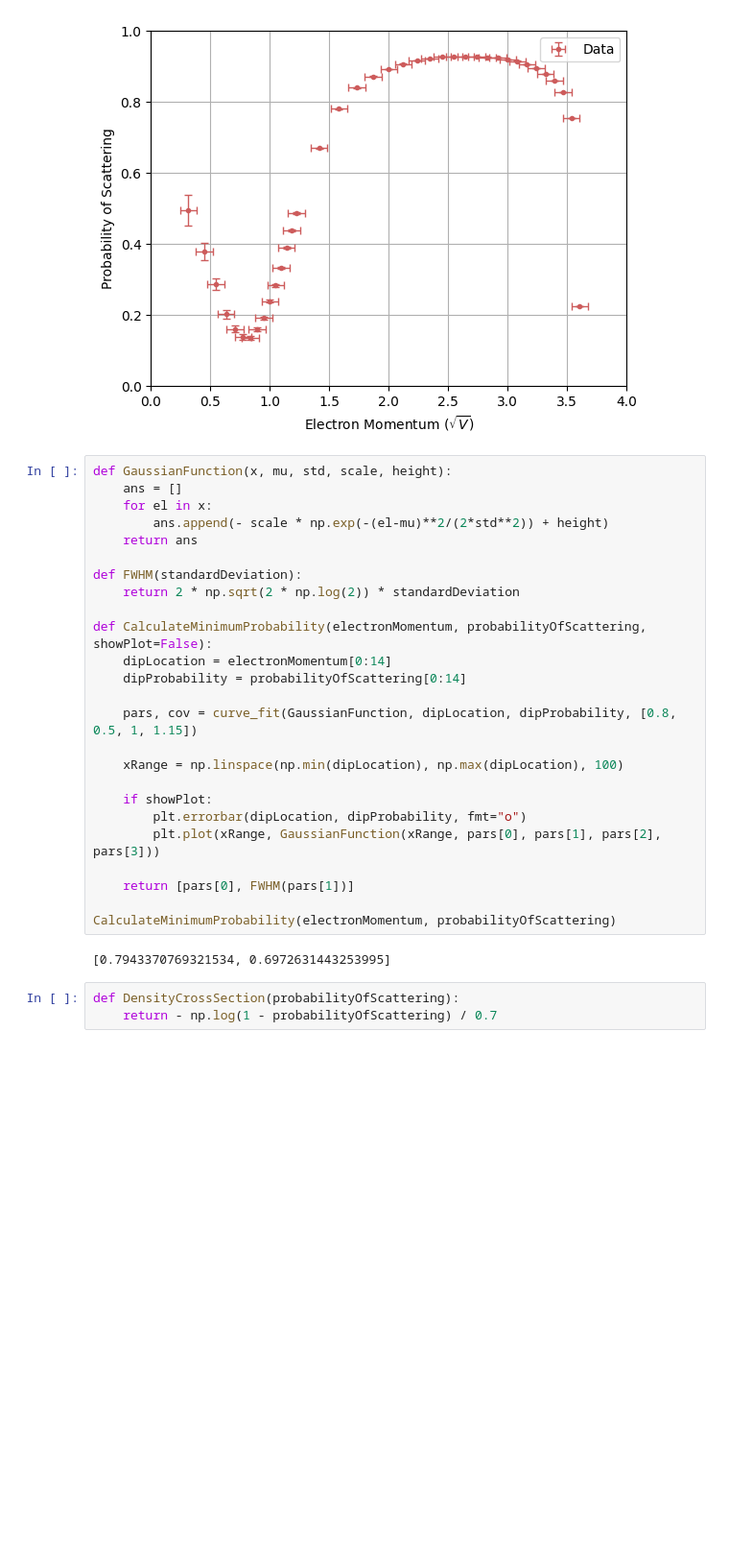
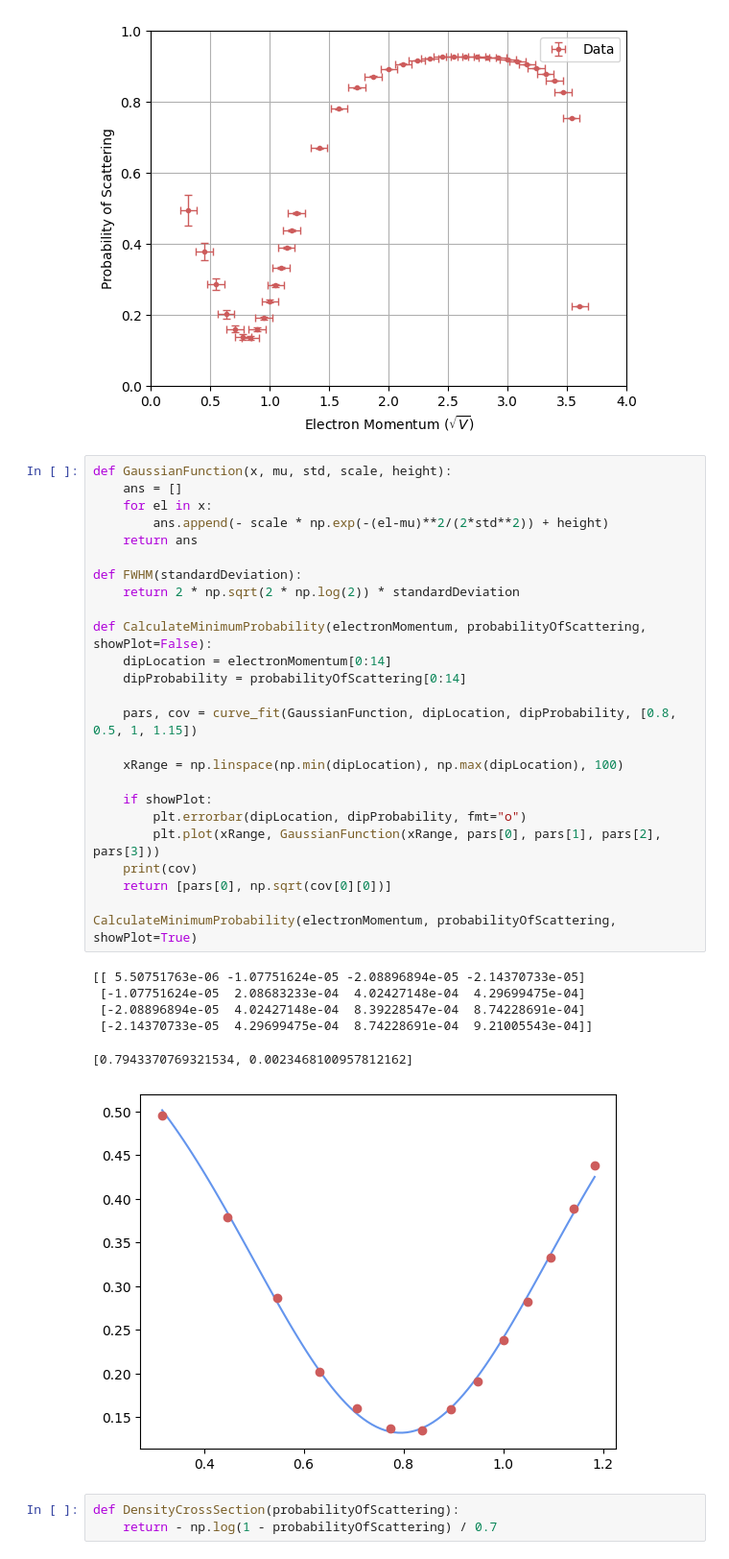
Before and after one commit to daraghhollman/ucd_labs, a Jupyter notebook: RamsauerTownsend/Python/ramsauer.ipynb, the cells around one changed output. Shown at 96% size. Drawn from its saved outputs; the diff is of its cells as text; blank space fills up the shorter version.

```diff
--- a/RamsauerTownsend/Python/ramsauer.ipynb
+++ b/RamsauerTownsend/Python/ramsauer.ipynb
@@ -140,30 +140,35 @@ Text(0, 0.5, 'Probability of Scattering')
 # %%
 def GaussianFunction(x, mu, std, scale, height):
     ans = []
     for el in x:
         ans.append(- scale * np.exp(-(el-mu)**2/(2*std**2)) + height)
     return ans
 
 def FWHM(standardDeviation):
     return 2 * np.sqrt(2 * np.log(2)) * standardDeviation
 
 def CalculateMinimumProbability(electronMomentum, probabilityOfScattering, showPlot=False):
     dipLocation = electronMomentum[0:14]
     dipProbability = probabilityOfScattering[0:14]
 
     pars, cov = curve_fit(GaussianFunction, dipLocation, dipProbability, [0.8, 0.5, 1, 1.15])
 
     xRange = np.linspace(np.min(dipLocation), np.max(dipLocation), 100)
 
     if showPlot:
         plt.errorbar(dipLocation, dipProbability, fmt="o")
         plt.plot(xRange, GaussianFunction(xRange, pars[0], pars[1], pars[2], pars[3]))
+    print(cov)
+    return [pars[0], np.sqrt(cov[0][0])]
 
-    return [pars[0], FWHM(pars[1])]
-
-CalculateMinimumProbability(electronMomentum, probabilityOfScattering)
+CalculateMinimumProbability(electronMomentum, probabilityOfScattering, showPlot=True)
 # %% [output]
-[0.7943370769321534, 0.6972631443253995]
+[[ 5.50751763e-06 -1.07751624e-05 -2.08896894e-05 -2.14370733e-05]
+ [-1.07751624e-05  2.08683233e-04  4.02427148e-04  4.29699475e-04]
+ [-2.08896894e-05  4.02427148e-04  8.39228547e-04  8.74228691e-04]
+ [-2.14370733e-05  4.29699475e-04  8.74228691e-04  9.21005543e-04]]
+[0.7943370769321534, 0.0023468100957812162]
+[figure, added]
 # %%
 def DensityCrossSection(probabilityOfScattering):
     return - np.log(1 - probabilityOfScattering) / 0.7
```
Also changed, not shown: 15 other files.
